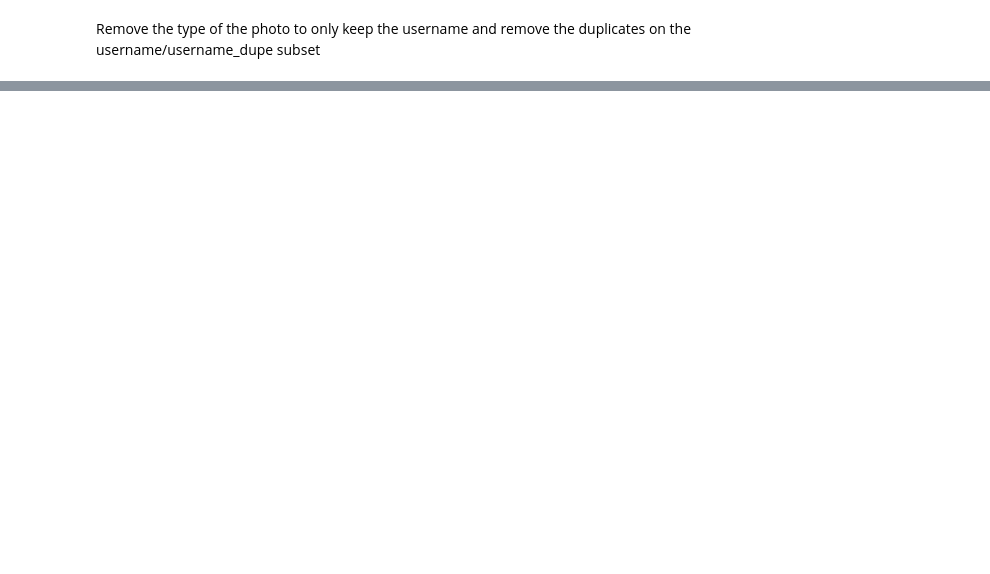
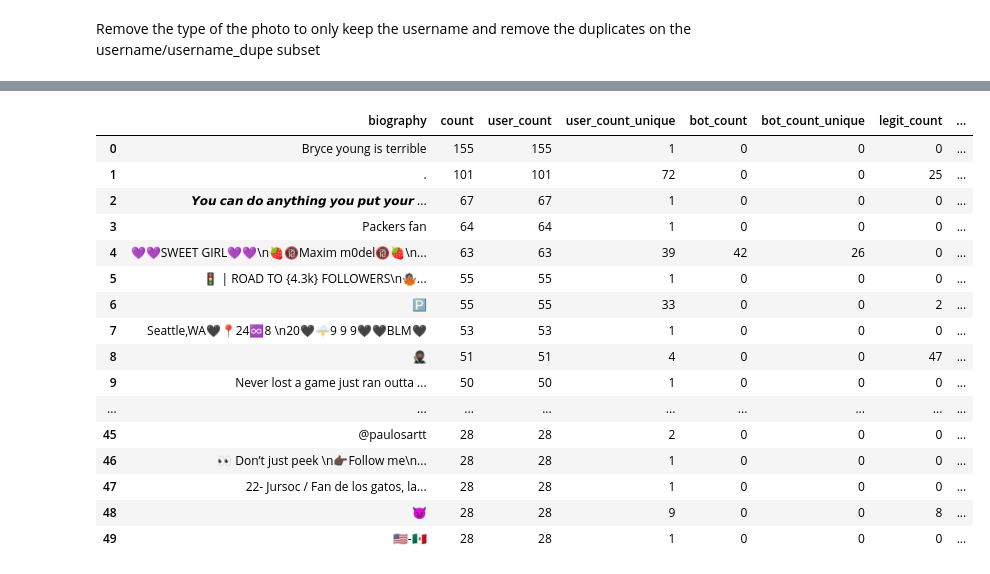
Before and after one commit to marclelamy/instagram_bot_classification, a Jupyter notebook: 3_data_labelling.ipynb, the cells around one changed output, grey strips where cells are left out. Saved outputs shown, nothing was run; the diff lists cells and outputs as text; code cells hidden in the pictures; blank space fills up the shorter version.

```diff
--- a/3_data_labelling.ipynb
+++ b/3_data_labelling.ipynb
@@ -190,0 +243,2 @@ Look up for [3.2_manual_labelling.py](https://github.com/marclelamy/instagram_bo
+# %%
+df_main = sl.load_main()
@@ -367,0 +621,13 @@ len(list_files('test_folder_photos'))
+# %%
+query = '''
+select
+    *
+from clean_comments_users_last12
+left join predictions using(username)
+where 1=1
+    and follow_count is not null
+'''
+
+df_main = pd.read_sql_query(query, con)
+df_main = sl.Mypandas(df_main)
+df_main.shape
@@ -367,0 +1737,66 @@ len(list_files('test_folder_photos'))
+# %%
+# Removing noisy comments
+rmv_values = [''.join([emoji*x]) for emoji in list('👏😍🙌😂🐐❤️🔥') + ['\u2764\ufe0f'] for x in range(10)] + ['Bio', ':)', '✝️', 'WHY NOT?', '19', 'ksu', '...', '🃏', '🇺🇸', '22', '20']
+
+bot_biographies = ['😘19 y.o😘\n💎Always do something special for my fans💎\n🔞Follow and see it🔞'
+                 'my personal photo and video collection click below (FREE)\n⬇️⬇️'
+                 '✨Dreamer✨\n🎥Aspiring photographer🎥\n👅24/7 sad&horny👅\n↶Adult content I make🔞🔞🔞'
+                 '✨Average life enjoyer✨\n📷Cosplay lover📷\n👅Horny&Happy👅\n↶Adult content I make🔞🔞🔞'
+                 '🕊 | 𝔾𝕆𝔻 𝔽𝕀ℝ𝕊𝕋\n💵 | 𝕗𝕠𝕣𝕖𝕧𝕖𝕣 𝕚𝕟 𝕡𝕣𝕠𝕗𝕚𝕥𝕤\nCEO F.I.P 📉💻\n💰🌴 𝗛𝗘𝗟𝗣𝗜𝗡𝗚 𝗢𝗧𝗛𝗘𝗥𝗦 𝗧𝗢 𝗔𝗖𝗛𝗜𝗘𝗩𝗘 𝗦𝗨𝗖𝗖𝗘𝗦𝗦 𝗗𝗔𝗜𝗟𝗬\n💰𝗙𝗨𝗧𝗨𝗥𝗘 𝗣𝗥𝗜𝗩𝗔𝗧𝗘 \n💰$9.5M +REVENUE 1YEAR'
+                 '📌21 y/o girl 🧚\u200d♀️ \n📍Traveler🌎 \n✈️Visited 14+ countries \n🔞Adult profile OF⤵️',
+                 'Traveler🌎\nPenthouse model 🔥\nWork on TV',
+                 '💗My new profile💗\n🔞 23 y.o.\n🇺🇸🇬🇧🇦🇺\n👇🏼More my hottest content🔞',
+                 "💎New acoount💎\n🎥My life's a movie🎬\n💋Winning hearts since childhood,but I still lonely💔\n🥀Brighten my loneliness↴",
+                 'I love to live in 🇺🇸\nArtist❤Singer❤Sports\nWrite me ⏬',
+                 "All my life it's:\n🏋️\u200d♀️ Sport\n🔞 22 y.o.\n🇩🇪🇬🇧🇺🇸\nI’m here👇",
+                 '🇺🇸 📍 I live in Miami\n🐱 💫 Happy girl\n🤗 I dont have a boyfriend',
+                 'Ноt cоntеnt сrеаtоr🍓\nNо DМ,chаt оn thе link↙️🍒\nСliсk bеlоw👇🔥',
+                 'Yоur littlе sеcrеt🍭\nDоnt miss my nеw соntеnt↙️🔒\nСliсk bеlоw👇🔥',
+                 '💗My new profile💗\n🔞 22 y.o.\n🇺🇸🇨🇦🇬🇧\nI’m here👇', "𝘚𝘪𝘯𝘨𝘦𝘳 🎤\n𝘐 𝘢𝘮 𝘪𝘯 🇺🇸\n📍 𝘊𝘢𝘭𝘪𝘧𝘰𝘳𝘯𝘪𝘢\n𝘐'𝘮 𝘩𝘦𝘳𝘦 ↙",
+                 '✨Stargazer✨\n🎥Aspiring photo-lover🎥\n👅24/7 sad&horny👅\n↶Adult content I make🔞🔞🔞',
+                 'Finding yourself 🥰\nModels from USA 🇺🇸\nME 😈↙',
+                 '😘I am 20😘 \n🔥Hot content creator🔥\n↶🔞My fresh and juicy content here💦',
+                 '✨Average life enjoyer✨\n📷Cosplay lover📷\n👅Horny&Happy👅\n↶Adult content I make🔞🔞🔞',
+                 '✨Dreamer✨\n🎥Aspiring photographer🎥\n👅24/7 sad&horny👅\n↶Adult content I make🔞🔞🔞',
+                 'my personal photo and video collection click below (FREE)\n⬇️⬇️',
+                 'Hi guys💓My new fòto and videò everydãy❤️\n⤵️⤵️⤵️⤵️⤵️⤵️⤵️⤵️',
+                 '📌21 y/o girl 🧚\u200d♀️ \n📍Traveler🌎 \n✈️Visited 14+ countries \n🔞Adult profile OF⤵️',
+                 '😻New acc😈\n📍Traveler🌎✈️\n📌Sweet booty | 🔞Content Creator🧚\u200d♀️\n⚡️👇Dont miss my new HOT content🔥',
+                 '😻New acc😈\n📍Traveler🌎✈️\n I’m here ⇩',
+                 'Hi guys💓My new fòto and videò everydãy❤️\n⤵️⤵️⤵️⤵️⤵️⤵️⤵️⤵️']
+
+otherbot_biographies = ['FX GURU📉\nREAL ESTATE 🏡\nPHILANTHROPIST🅿️ \nFINANCIAL ADVISOR 📈\nDM FOR FINANCIAL FREEDOM📲\nDO YOU WANT TO CHANGE YOUR LIFE?🆙',
+              '🕊| 𝙂𝙤𝙙 𝙛𝙞𝙧𝙨𝙩\n💵| 𝙛𝙤𝙧𝙚𝙫𝙚𝙧 𝙞𝙣 𝙥𝙧𝙤𝙛𝙞𝙩𝙨\nCཽEཽOཽ F.I.P📈💻\n💰🌴HELPING OTHERS TO ACHIEVE SUCCESS DAILY. FUTURE PRIVATE FIGURE!',
+              'GOD FEARING🕊 PRIVATE FIGURE ! 👨🏾\u200d🏫 \nCARS 🏎, CHARTS 📈, LIFESTYLE 🌴\n👨🏽\u200d💻EXPERT IN CASHAPP TURNOVER \n💰📍HELPING OTHERS TO ACHIEVE SUCCESS DAILY.',
+              '🍭Content creator🤩🎥\n 🇺🇸❤️From USA❤️🇺🇸\n 🔥🔞Maxim model🔞🔥\n 🍒My HOT STAFF ↙️↙️↙️',
+              '🔝|Be The First Millionaire In Your Family\n📈|Pay Credit Cards Debt💳\n❌|CASH APP PAYMENTS💰 \n📊|Just Started My Programm On Instagram\n🥂|Sorry For Low',
+              'FINANCIAL OPPORTUNITY📈💰 \nGOT A BUSINESS PROPOSAL FOR YOU\nHOME PAID JOB🇺🇸🇨🇦\nBANK ACCOUNT & CREDIT CARD \nHMU AND SEE IF YOU’D LIKE TO GIVE IT A SHOT',
+              'ACHIEVE SUCCESS DAILY💰\nGOT A BUSINESS PROPOSAL FOR YOU\nHOME PAY JOB💰\nFINANCIAL OPPORTUNITY🙍🏽\u200d♂️\nBANK ACCOUNT🏦&CREDIT CARD💳\nUSA&CANADA ONLY 🇺🇸🇨🇦']
+
+
+
+rmv_values = rmv_values + bot_biographies + bot_biographies
+df_freq = df_main.column_user_distribution('biography', rmv_values=rmv_values)#.query('user_count_unique > 1')#.sort_values('bot_count', ascending=False)
+df_freq = df_freq.iloc[:].reset_index(drop=True)
+
+# Top 50 biography
+# df_freq.loc[:50, 'biography'].tolist()
+df_freq.head(50)
+# %% [output]
+|  | biography | count | user_count | user_count_unique | bot_count | bot_count_unique | legit_count | ... |
+| 0 | Bryce young is terrible | 155 | 155 | 1 | 0 | 0 | 0 | ... |
+| 1 | . | 101 | 101 | 72 | 0 | 0 | 25 | ... |
+| 2 | 𝙔𝙤𝙪 𝙘𝙖𝙣 𝙙𝙤 𝙖𝙣𝙮𝙩𝙝𝙞𝙣𝙜 𝙮𝙤𝙪 𝙥𝙪𝙩 𝙮𝙤𝙪𝙧 ... | 67 | 67 | 1 | 0 | 0 | 0 | ... |
+| 3 | Packers fan | 64 | 64 | 1 | 0 | 0 | 0 | ... |
+| 4 | 💜💜SWEET GIRL💜💜\n🍓🔞Maxim m0del🔞🍓\n... | 63 | 63 | 39 | 42 | 26 | 0 | ... |
+| 5 | 🚦 | ROAD TO {4.3k} FOLLOWERS\n🤷🏽‍... | 55 | 55 | 1 | 0 | 0 | 0 | ... |
+| 6 | 🅿️ | 55 | 55 | 33 | 0 | 0 | 2 | ... |
+| 7 | Seattle,WA🖤📍24♾8 \n20🖤🌩9 9 9🖤🖤BLM🖤 | 53 | 53 | 1 | 0 | 0 | 0 | ... |
+| 8 | 🥷🏾 | 51 | 51 | 4 | 0 | 0 | 47 | ... |
+| 9 | Never lost a game just ran outta ... | 50 | 50 | 1 | 0 | 0 | 0 | ... |
+| ... | ... | ... | ... | ... | ... | ... | ... | ... |
+| 45 | @paulosartt | 28 | 28 | 2 | 0 | 0 | 0 | ... |
+| 46 | 👀 Don’t just peek \n👉🏿Follow me\n... | 28 | 28 | 1 | 0 | 0 | 0 | ... |
+| 47 | 22- Jursoc / Fan de los gatos, la... | 28 | 28 | 1 | 0 | 0 | 0 | ... |
+| 48 | 😈 | 28 | 28 | 9 | 0 | 0 | 8 | ... |
+| 49 | 🇺🇲-🇲🇽 | 28 | 28 | 1 | 0 | 0 | 0 | ... |
```
Also changed, not shown: parts of 173 cells of this notebook, 1 other file.
